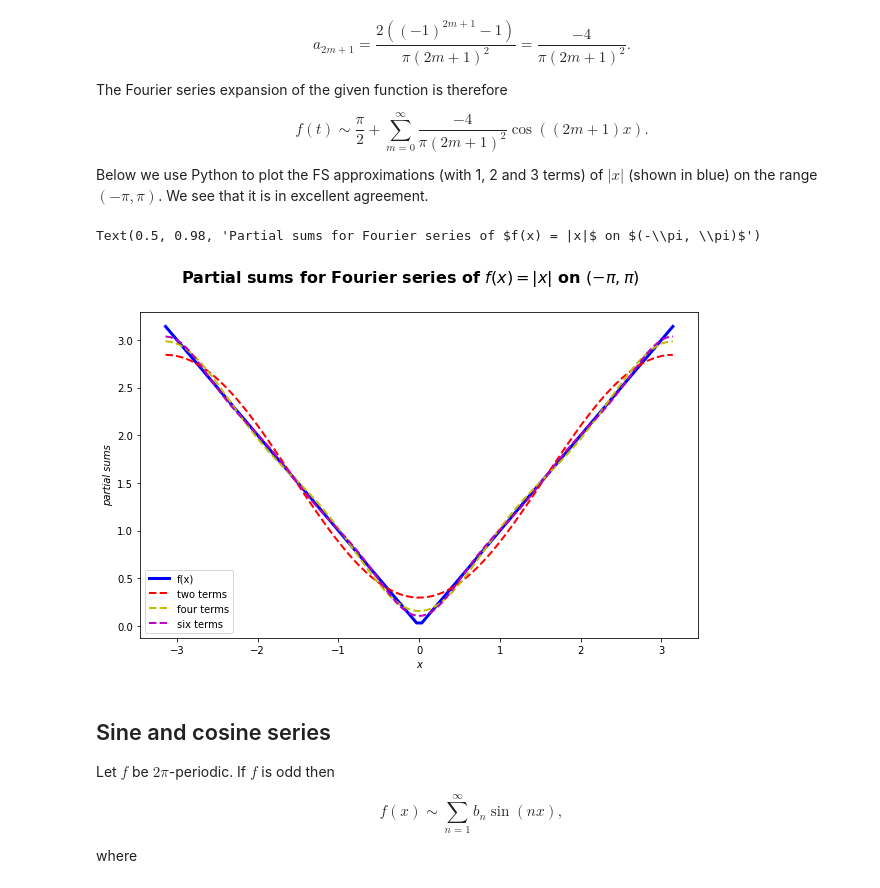
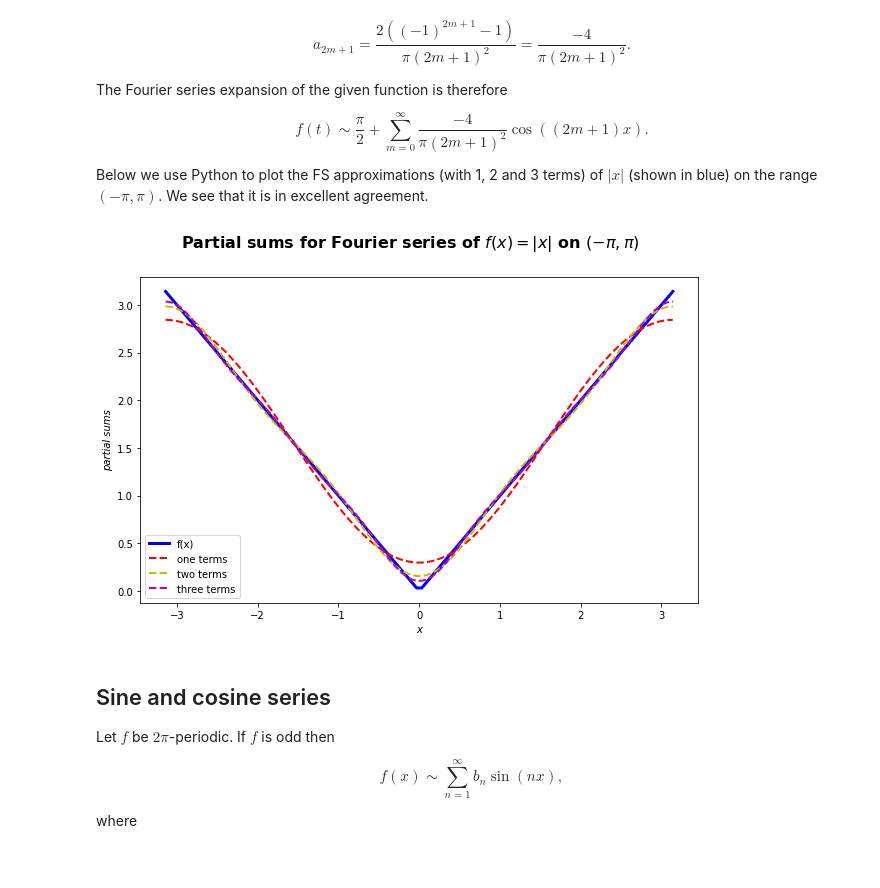
Before and after one commit to jjcrofts77/Advanced-Calculus-MATH20471, a Jupyter notebook: content/notebooks/Part1/Chapter2/Fourierseries2pi.ipynb, the cells around one changed output. Cells and saved outputs as stored; diff of their text form; code cells hidden in the pictures.

```diff
--- a/content/notebooks/Part1/Chapter2/Fourierseries2pi.ipynb
+++ b/content/notebooks/Part1/Chapter2/Fourierseries2pi.ipynb
@@ -176,35 +176,35 @@ Below we use Python to plot the FS approximations (with 1, 2 and 3 terms) of $|x
 # %%
 # python modules (maths + plotting)
 import numpy as np
 import matplotlib.pyplot as plt
 plt.rcParams['figure.figsize'] = [10, 6] # sets the size of the figure in inches
 
 # domain of plot (-pi, pi)
 x = np.linspace(-np.pi,np.pi,100)
 
 # square wave function (Example 2.2.2)
 f=np.abs(x)
 
 # Partial sums for the FS of the square wave
 y1=np.pi/2-(4/np.pi)*np.cos(x) # one term (first and second harmonics)
 y2=y1-(4/np.pi)*np.cos(3*x)/9.0 # 2 terms
 y3=y2-(4/np.pi)*np.cos(5*x)/25.0 # 3 terms
 
 # plot
 plt.ion()
 plt.plot(x,f,'b-',lw=3,label='f(x)')
-plt.plot(x,y1,'r--',lw=2,label='two terms')
-plt.plot(x,y2,'y--',lw=2,label='four terms')
-plt.plot(x,y3,'m--',lw=2,label='six terms')
+plt.plot(x,y1,'r--',lw=2,label='one terms')
+plt.plot(x,y2,'y--',lw=2,label='two terms')
+plt.plot(x,y3,'m--',lw=2,label='three terms')
 
 # add legend, label axis and add title
 plt.legend(loc='best')
 plt.xlabel('x',style='italic')
 plt.ylabel('partial sums',style='italic')
 plt.suptitle('Partial sums for Fourier series of $f(x) = |x|$ on $(-\pi, \pi)$',size=16,weight='bold')
+exit()
 # %% [output]
-Text(0.5, 0.98, 'Partial sums for Fourier series of $f(x) = |x|$ on $(-\\pi, \\pi)$')
-[figure, old version]
+[figure, new version]
 # %% [markdown]
 ## Sine and cosine series
 
```
Also changed, not shown: parts of 1 cell of this notebook.
